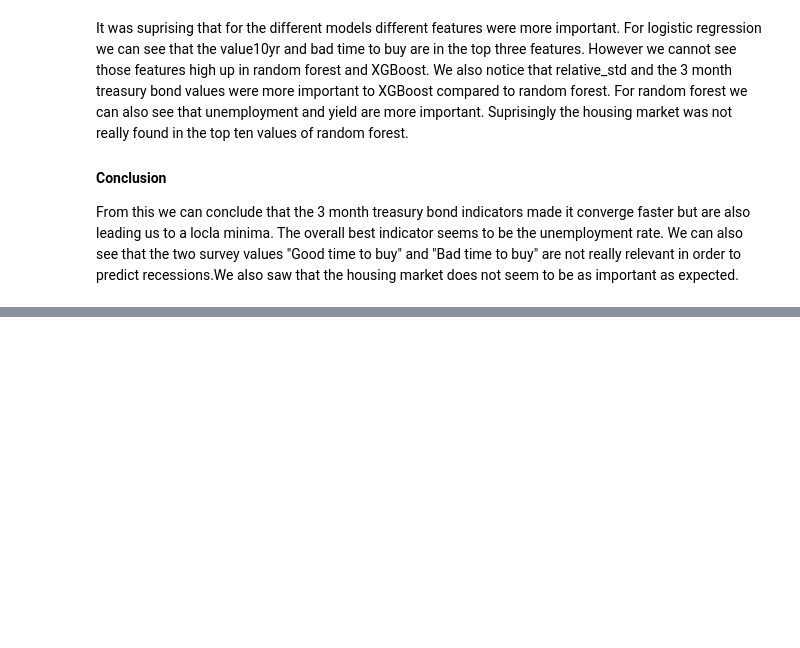
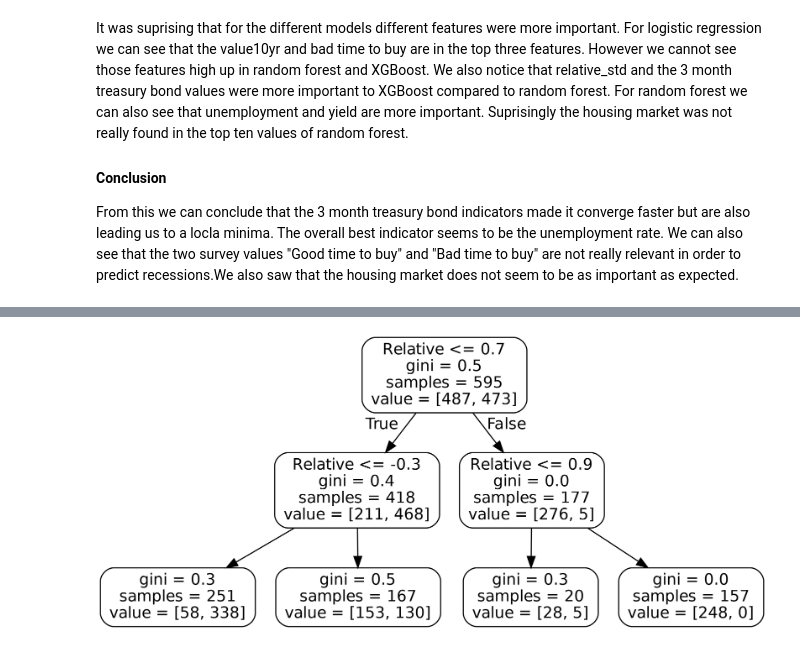
Before and after one commit to Janst1000/RecessionPredictor, a Jupyter notebook: model_tuning.ipynb, the cells around one changed output, grey strips where cells are left out. Drawn from its saved outputs; the diff is of its cells as text; code cells hidden in the pictures; blank space fills up the shorter version.

```diff
--- a/model_tuning.ipynb
+++ b/model_tuning.ipynb
@@ -503,0 +521,16 @@ Text(0.5, 1.0, 'Covid-19 Recession')
+# %%
+# vizualize decision tree
+from sklearn.tree import export_graphviz
+
+# export the decision tree
+export_graphviz(rf_grid_search.best_estimator_.named_steps['rgsr'].estimators_[0], out_file = 'figures/tree.png', feature_names = X.columns, class_names = ['No recession', 'Recession'], rounded = True, filled = True)
+
+# convert to png
+from subprocess import call
+call(['dot', '-Tpng', 'figures/tree.dot', '-o', 'figures/tree.png', '-Gdpi=600'])
+
+# display in jupyter notebook
+from IPython.display import Image
+Image(filename = 'figures/tree.png')
+# %% [output]
+[figure, added]
```
Also changed, not shown: parts of 19 cells of this notebook, 21 other files.
